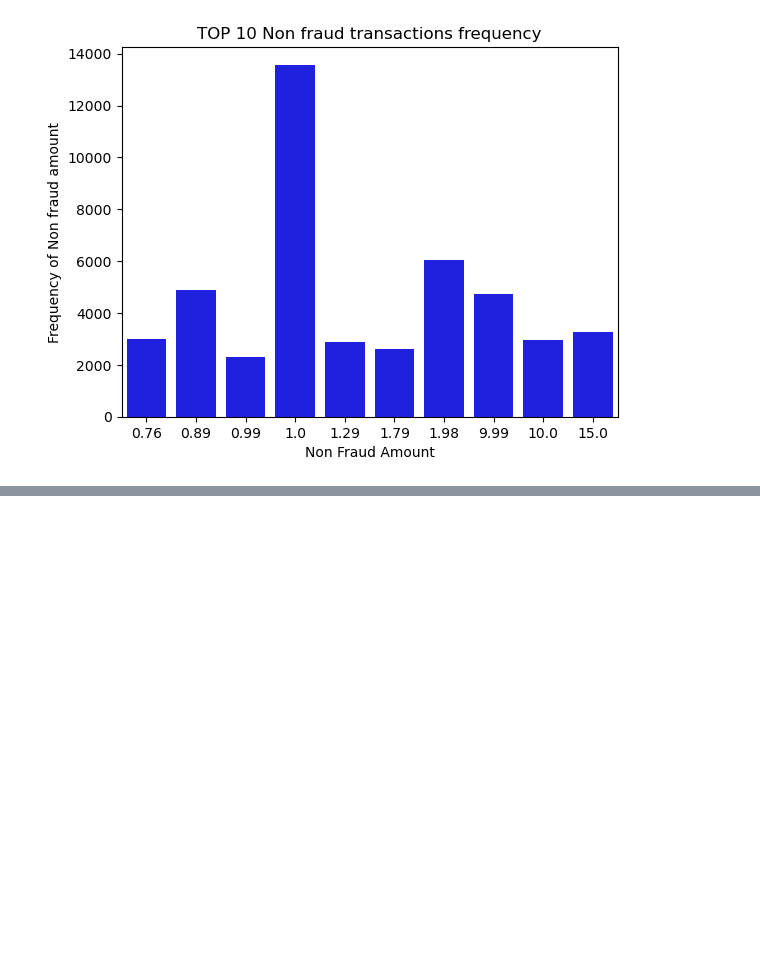
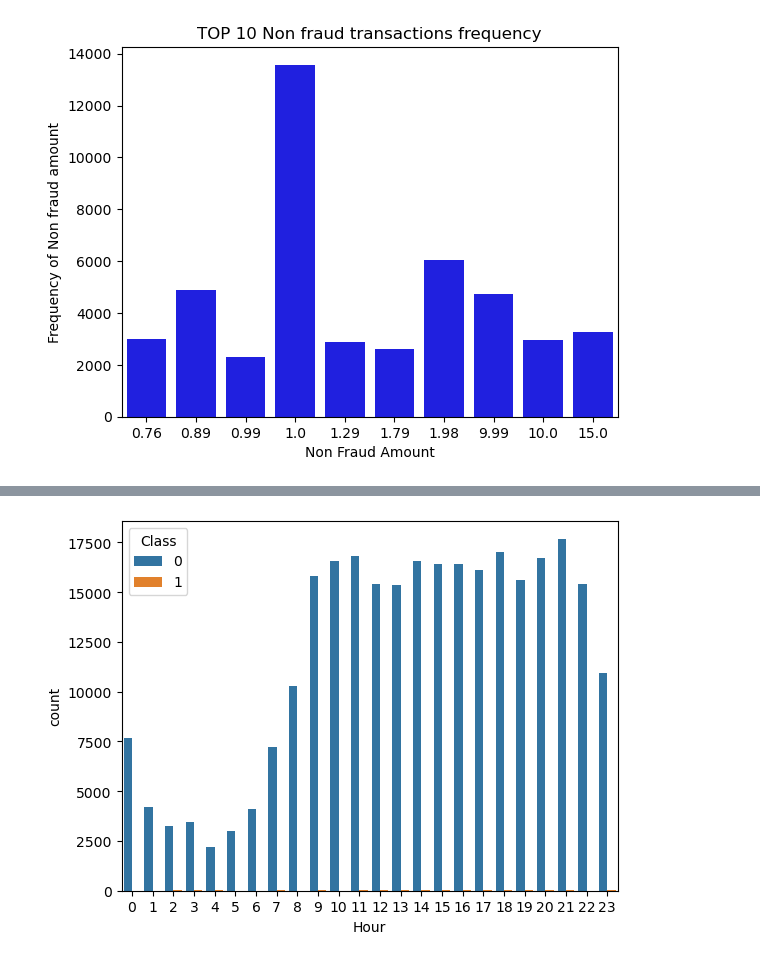
Before and after one commit to Seep88/creditcard-fraud-detection, a Jupyter notebook: notebooks/Day1_Fraud_EDA.ipynb, the cells around one changed output, grey strips where cells are left out. Drawn from its saved outputs; the diff is of its cells as text; code cells hidden in the pictures; blank space fills up the shorter version.

Commit message:
Day 2: Added time-based fraud analysis and updated learning tracker

```diff
--- a/notebooks/Day1_Fraud_EDA.ipynb
+++ b/notebooks/Day1_Fraud_EDA.ipynb
@@ -474,0 +500,4 @@ Text(0, 0.5, 'Frequency of Non fraud amount')
+# %%
+# converting time in seconds
+df['Hour'] = (df['Time'] / 3600).apply(lambda x: int(x % 24))
+df['Hour']
@@ -474,0 +517,6 @@ Text(0, 0.5, 'Frequency of Non fraud amount')
+# %%
+# transactions happening every hour
+sns.countplot(data=df, x="Hour",hue="Class")
+plt.show()
+# %% [output]
+[figure, added]
```
Also changed, not shown: parts of 13 cells of this notebook.
